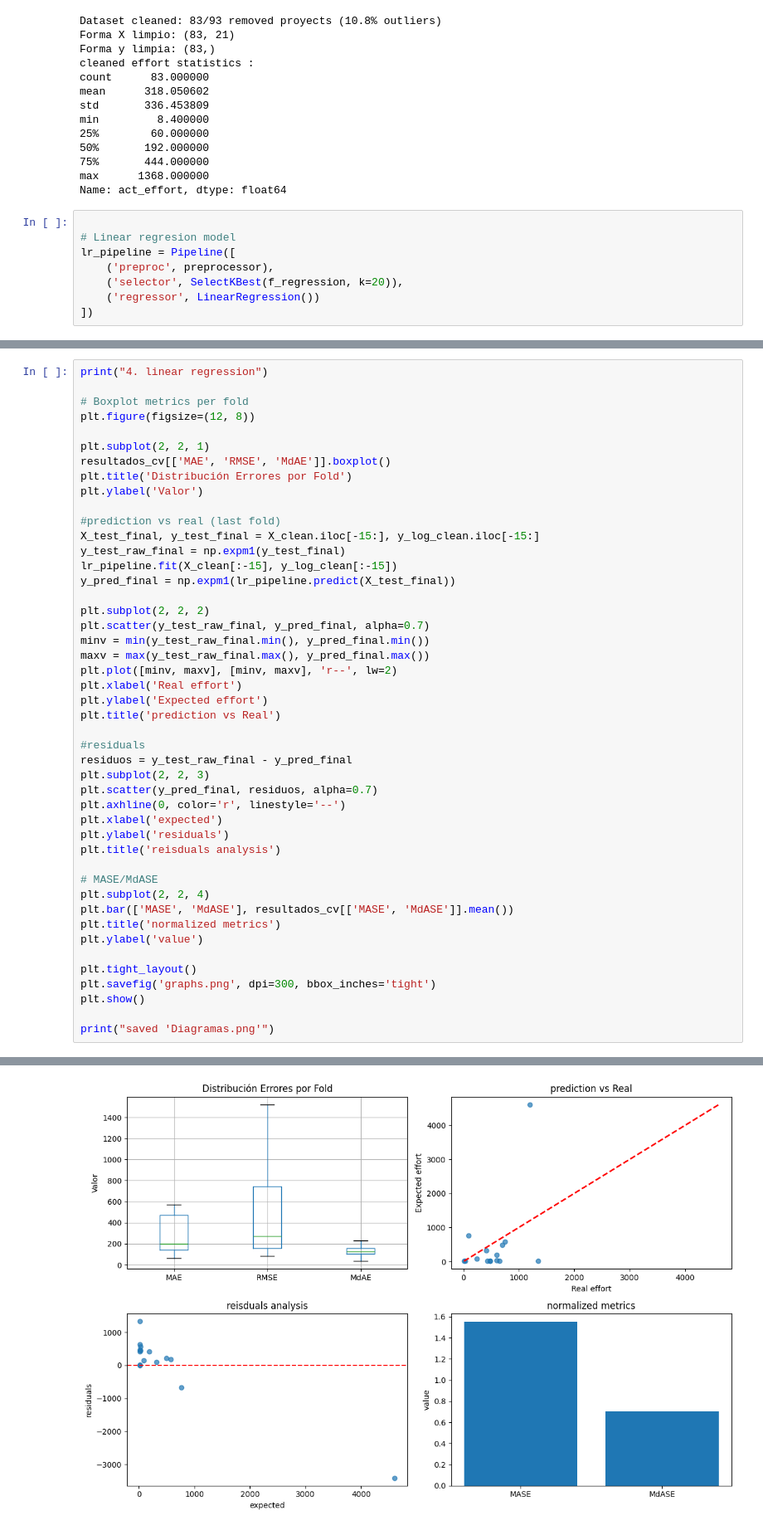
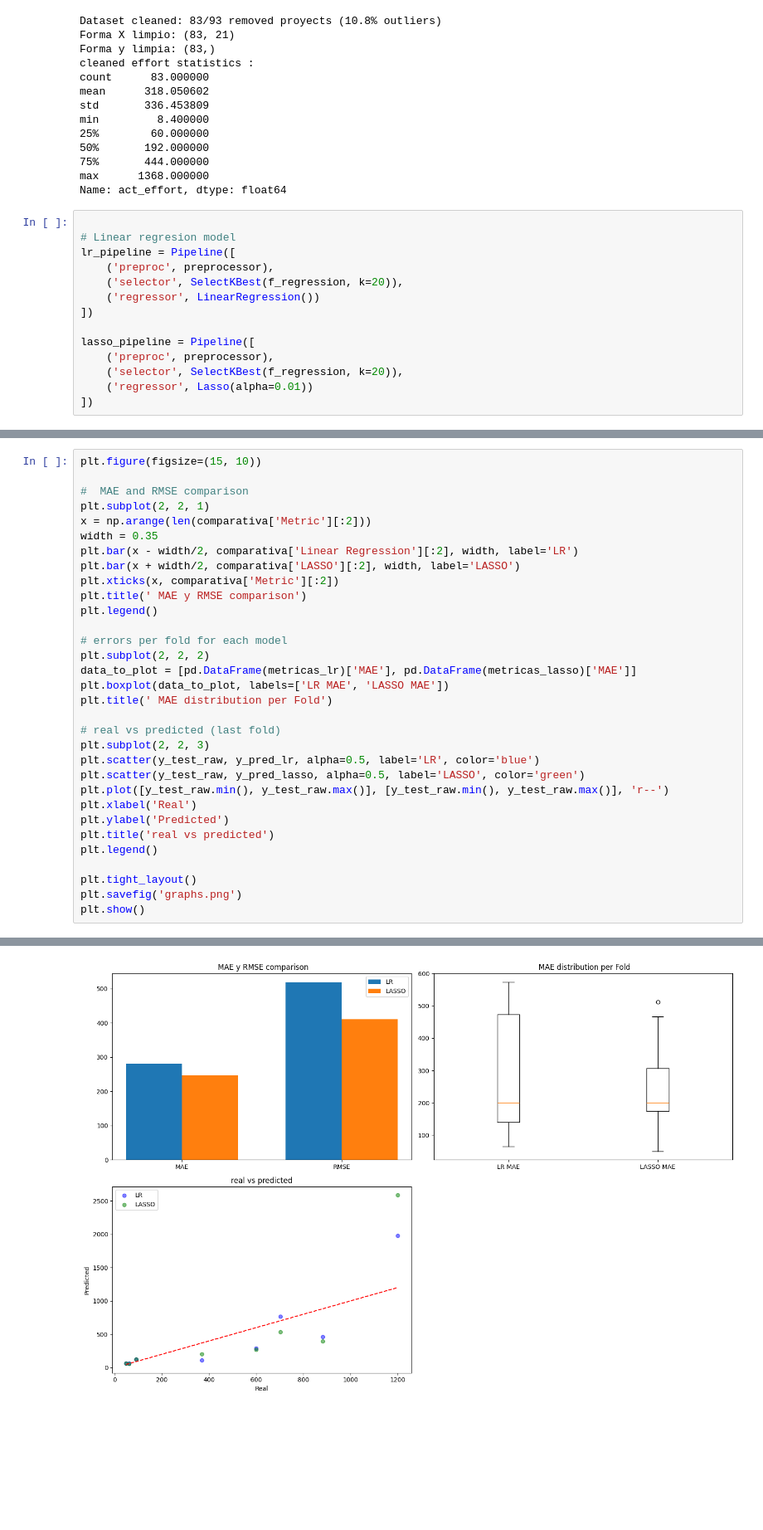
Before and after one commit to Sergi23/PL1-GE, a Jupyter notebook: Gestion proyectos p2/Nasa93/Parte1.ipynb, the cells around one changed output, grey strips where cells are left out. Shown at 83% size. Drawn from its saved outputs; the diff is of its cells as text; blank space fills up the shorter version.

```diff
--- a/Gestion proyectos p2/Nasa93/Parte1.ipynb
+++ b/Gestion proyectos p2/Nasa93/Parte1.ipynb
@@ -211,6 +215,12 @@ lr_pipeline = Pipeline([
     ('selector', SelectKBest(f_regression, k=20)),
     ('regressor', LinearRegression())
 ])
+
+lasso_pipeline = Pipeline([
+    ('preproc', preprocessor),
+    ('selector', SelectKBest(f_regression, k=20)),
+    ('regressor', Lasso(alpha=0.01))
+])
 # %%
 
 # Cross validation with k = 10
@@ -301,47 +311,33 @@ files saved
 # %%
-print("4. linear regression")
+plt.figure(figsize=(15, 10))
 
-# Boxplot metrics per fold
-plt.figure(figsize=(12, 8))
+#  MAE and RMSE comparison
+plt.subplot(2, 2, 1)
+x = np.arange(len(comparativa['Metric'][:2]))
+width = 0.35
+plt.bar(x - width/2, comparativa['Linear Regression'][:2], width, label='LR')
+plt.bar(x + width/2, comparativa['LASSO'][:2], width, label='LASSO')
+plt.xticks(x, comparativa['Metric'][:2])
+plt.title(' MAE y RMSE comparison')
+plt.legend()
 
-plt.subplot(2, 2, 1)
-resultados_cv[['MAE', 'RMSE', 'MdAE']].boxplot()
-plt.title('Distribución Errores por Fold')
-plt.ylabel('Valor')
+# errors per fold for each model
+plt.subplot(2, 2, 2)
+data_to_plot = [pd.DataFrame(metricas_lr)['MAE'], pd.DataFrame(metricas_lasso)['MAE']]
+plt.boxplot(data_to_plot, labels=['LR MAE', 'LASSO MAE'])
+plt.title(' MAE distribution per Fold')
 
-#prediction vs real (last fold)
-X_test_final, y_test_final = X_clean.iloc[-15:], y_log_clean.iloc[-15:]
-y_test_raw_final = np.expm1(y_test_final)
-lr_pipeline.fit(X_clean[:-15], y_log_clean[:-15])
-y_pred_final = np.expm1(lr_pipeline.predict(X_test_final))
-
-plt.subplot(2, 2, 2)
-plt.scatter(y_test_raw_final, y_pred_final, alpha=0.7)
-minv = min(y_test_raw_final.min(), y_pred_final.min())
-maxv = max(y_test_raw_final.max(), y_pred_final.max())
-plt.plot([minv, maxv], [minv, maxv], 'r--', lw=2)
-plt.xlabel('Real effort')
-plt.ylabel('Expected effort')
-plt.title('prediction vs Real')
-
-#residuals
-residuos = y_test_raw_final - y_pred_final
+# real vs predicted (last fold)
 plt.subplot(2, 2, 3)
-plt.scatter(y_pred_final, residuos, alpha=0.7)
-plt.axhline(0, color='r', linestyle='--')
-plt.xlabel('expected')
-plt.ylabel('residuals')
-plt.title('reisduals analysis')
-
-# MASE/MdASE
-plt.subplot(2, 2, 4)
-plt.bar(['MASE', 'MdASE'], resultados_cv[['MASE', 'MdASE']].mean())
-plt.title('normalized metrics')
-plt.ylabel('value')
+plt.scatter(y_test_raw, y_pred_lr, alpha=0.5, label='LR', color='blue')
+plt.scatter(y_test_raw, y_pred_lasso, alpha=0.5, label='LASSO', color='green')
+plt.plot([y_test_raw.min(), y_test_raw.max()], [y_test_raw.min(), y_test_raw.max()], 'r--')
+plt.xlabel('Real')
+plt.ylabel('Predicted')
+plt.title('real vs predicted')
+plt.legend()
 
 plt.tight_layout()
-plt.savefig('graphs.png', dpi=300, bbox_inches='tight')
+plt.savefig('graphs.png')
 plt.show()
-
-print("saved 'Diagramas.png'")
 # %% [output]
@@ -349 +344 @@ print("saved 'Diagramas.png'")
-[figure, old version]
+[figure, new version]
```
Also changed, not shown: parts of 4 cells of this notebook, 6 other files.
